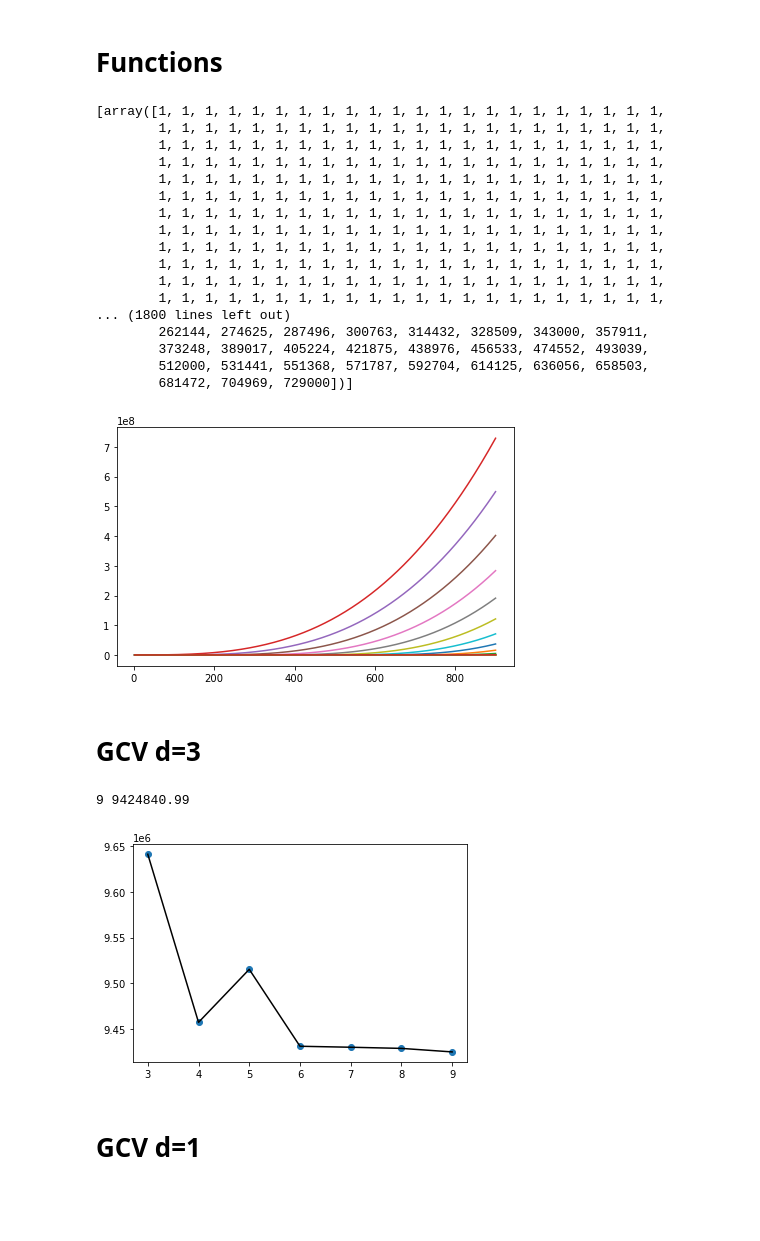
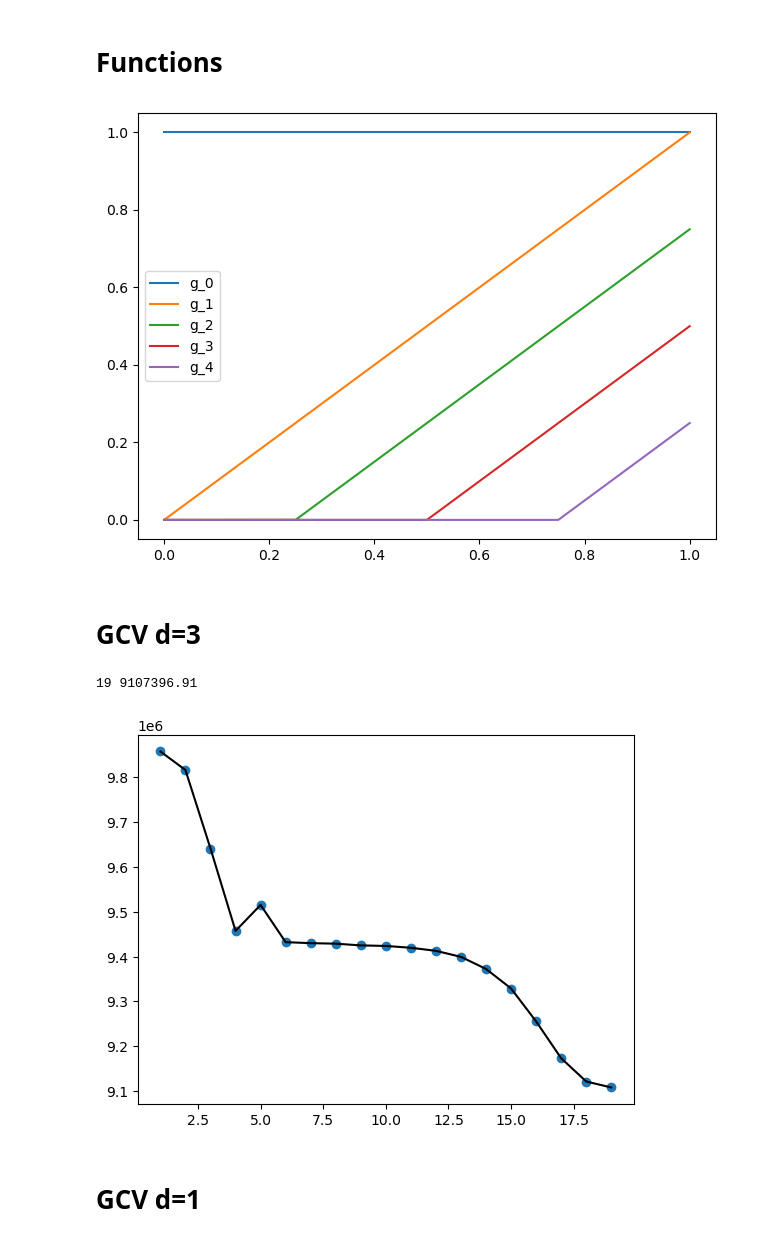
Before and after one commit to FilMastro/SL-homework1, a Jupyter notebook: hw1.ipynb, the cells around one changed output. Cells and saved outputs as stored; diff of their text form; code cells hidden in the pictures; blank space fills up the shorter version.

```diff
--- a/hw1.ipynb
+++ b/hw1.ipynb
@@ -41,44 +42,25 @@ def power_func(x,d,q):
         if i<(d+1):
             G.append(x**i)
         else:
-            sottr=900//(q+1)*j
+            sottr=x[-1]/(q+1)*j #modificato il doppio diviso per il punto 2
             G.append((np.maximum(0,x-sottr))**d)
             j+=1
 
     return G
 # %%
-G_prova=power_func(data['x'],3,10)
-G_prova
+G_prova=power_func(list(np.linspace(0,1,1000)),1,3)
-# %% [output]
-[array([1, 1, 1, 1, 1, 1, 1, 1, 1, 1, 1, 1, 1, 1, 1, 1, 1, 1, 1, 1, 1, 1,
-        1, 1, 1, 1, 1, 1, 1, 1, 1, 1, 1, 1, 1, 1, 1, 1, 1, 1, 1, 1, 1, 1,
-        1, 1, 1, 1, 1, 1, 1, 1, 1, 1, 1, 1, 1, 1, 1, 1, 1, 1, 1, 1, 1, 1,
-        1, 1, 1, 1, 1, 1, 1, 1, 1, 1, 1, 1, 1, 1, 1, 1, 1, 1, 1, 1, 1, 1,
-        1, 1, 1, 1, 1, 1, 1, 1, 1, 1, 1, 1, 1, 1, 1, 1, 1, 1, 1, 1, 1, 1,
-        1, 1, 1, 1, 1, 1, 1, 1, 1, 1, 1, 1, 1, 1, 1, 1, 1, 1, 1, 1, 1, 1,
-        1, 1, 1, 1, 1, 1, 1, 1, 1, 1, 1, 1, 1, 1, 1, 1, 1, 1, 1, 1, 1, 1,
-        1, 1, 1, 1, 1, 1, 1, 1, 1, 1, 1, 1, 1, 1, 1, 1, 1, 1, 1, 1, 1, 1,
-        1, 1, 1, 1, 1, 1, 1, 1, 1, 1, 1, 1, 1, 1, 1, 1, 1, 1, 1, 1, 1, 1,
-        1, 1, 1, 1, 1, 1, 1, 1, 1, 1, 1, 1, 1, 1, 1, 1, 1, 1, 1, 1, 1, 1,
-        1, 1, 1, 1, 1, 1, 1, 1, 1, 1, 1, 1, 1, 1, 1, 1, 1, 1, 1, 1, 1, 1,
-        1, 1, 1, 1, 1, 1, 1, 1, 1, 1, 1, 1, 1, 1, 1, 1, 1, 1, 1, 1, 1, 1,
-... (1800 lines left out)
-        262144, 274625, 287496, 300763, 314432, 328509, 343000, 357911,
-        373248, 389017, 405224, 421875, 438976, 456533, 474552, 493039,
-        512000, 531441, 551368, 571787, 592704, 614125, 636056, 658503,
-        681472, 704969, 729000])]
 # %%
 #Plot the loss function
 fig=plt.plot(figsize=(25,20))
 
-for i in range(0,14):
-    plt.plot(data['x'],G_prova[i])#,label =("g_{}").format(i))
+for i in range(0,5):
+    plt.plot(list(np.linspace(0,1,1000)),G_prova[i],label =("g_{}").format(i))
 
-#plt.legend()
+plt.legend()
 plt.tight_layout()
 plt.show()
 # %% [output]
-[figure, old version]
+[figure, new version]
 # %%
 def pre_processing(x,d,q):
     mat=power_func(x,d,q)
@@ -100,17 +87,17 @@ def main(d,q,x=data.x,y=data.y):
 # GCV d=3
 # %%
 # for d=3
-knots=list(range(3,10))
+knots=list(range(1,20))
 # print(knots)
-res=list(map(main,[3]*len(knots),knots,data.x,data.y))
+res=list(map(main,[3]*len(knots),knots,['GCV']*len(knots),[data]*len(knots)))
 ind=np.argmin(res)
 print(knots[ind],res[ind])
 plt.scatter(knots,res)
 plt.plot(knots,res,color='black')
 plt.show()
 # %% [output]
-9 9424840.99
+19 9107396.91
-[figure, old version]
+[figure, new version]
 # %% [markdown]
 # GCV d=1
 # %%
```
Also changed, not shown: parts of 13 cells of this notebook.
